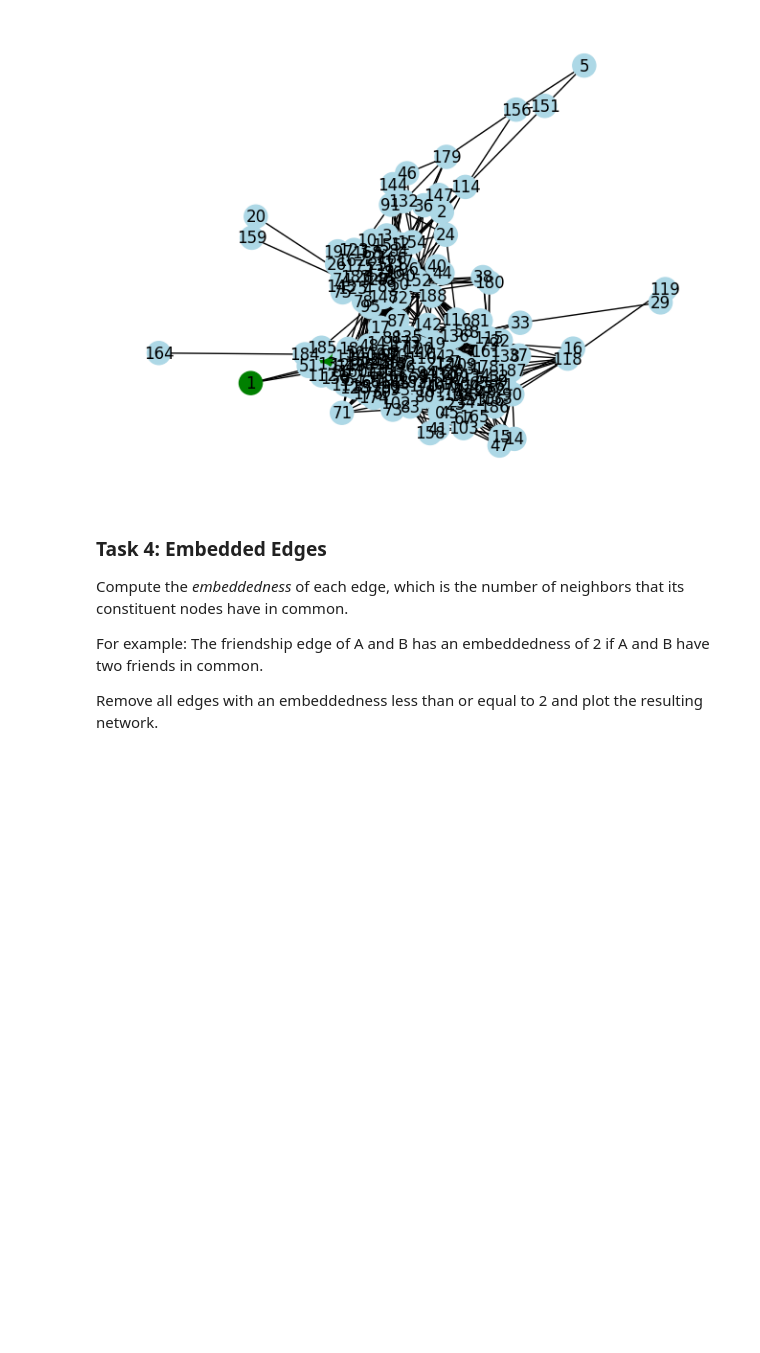
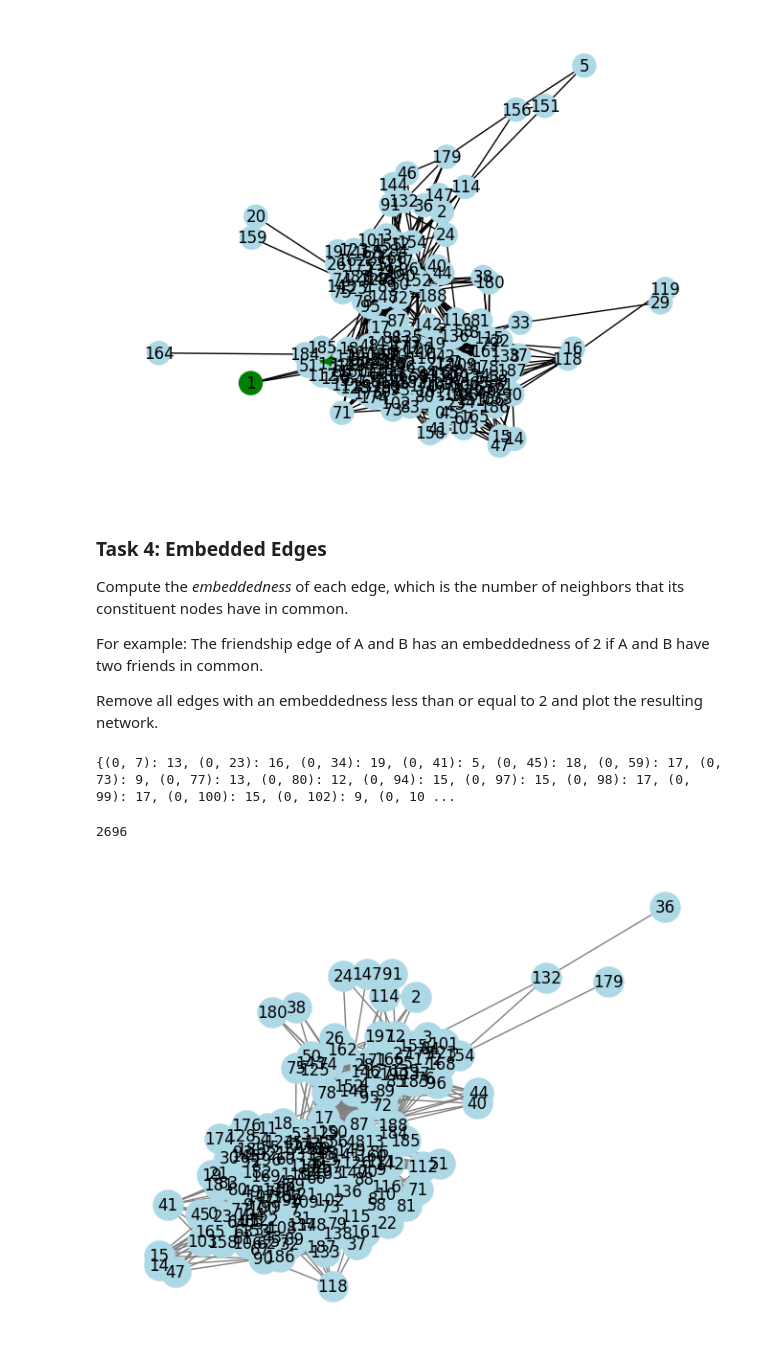
Before and after one commit to andy7622y/myfb, a Jupyter notebook: IS 622/02_intro_networkx_tasks.ipynb, the cells around one changed output. Saved outputs shown, nothing was run; the diff lists cells and outputs as text; code cells hidden in the pictures; blank space fills up the shorter version.

```diff
--- a/IS 622/02_intro_networkx_tasks.ipynb
+++ b/IS 622/02_intro_networkx_tasks.ipynb
@@ -204,3 +204,25 @@ Compute the *embeddedness* of each edge, which is the number of neighbors that i
 For example: The friendship edge of A and B has an embeddedness of 2 if A and B have two friends in common.
 
 Remove all edges with an embeddedness less than or equal to 2 and plot the resulting network.
+# %%
+embeddedness = {}
+for u, v in G.edges():
+  commen_nodes = set(G.neighbors(u)) & set(G.neighbors(v))
+  num = len(commen_nodes)
+  if num > 2:
+    embeddedness[(min(u, v), max(u, v))] = num
+
+print(embeddedness)
+# %% [output]
+{(0, 7): 13, (0, 23): 16, (0, 34): 19, (0, 41): 5, (0, 45): 18, (0, 59): 17, (0, 73): 9, (0, 77): 13, (0, 80): 12, (0, 94): 15, (0, 97): 15, (0, 98): 17, (0, 99): 17, (0, 100): 15, (0, 102): 9, (0, 10 ...
+# %%
+H = G.edge_subgraph(embeddedness.keys()).copy()
+
+print(len(H.edges()))
+# %% [output]
+2696
+# %%
+nx.draw(H, with_labels=True, node_color="lightblue", edge_color="gray", node_size=500)
+plt.show()
+# %% [output]
+[figure, added]
```
